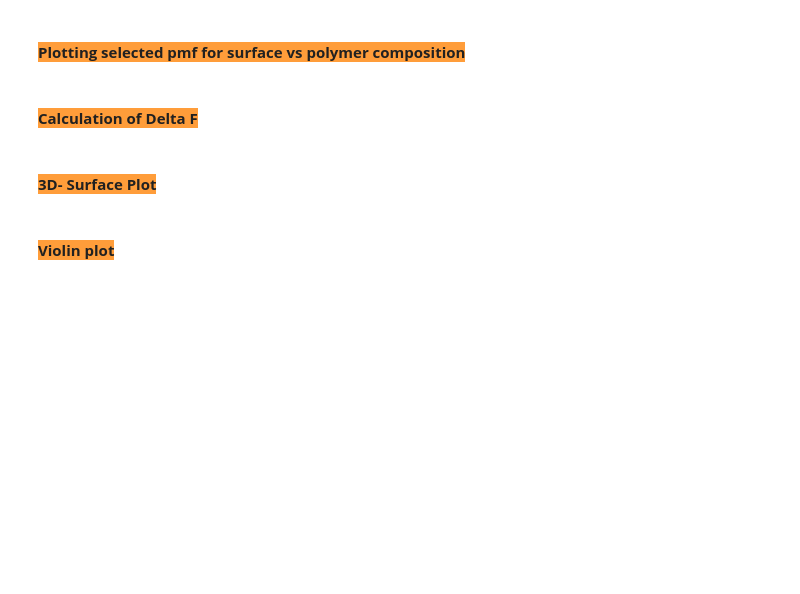
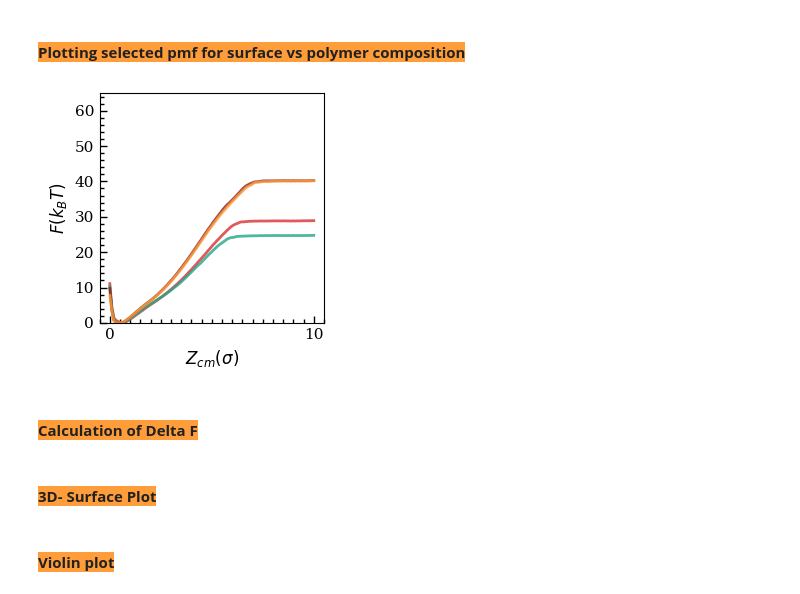
Before and after one commit to siba-p/ML_surfacepoly, a Jupyter notebook: models/ML_statistics.ipynb, the cells around one changed output. Drawn from its saved outputs; the diff is of its cells as text; code cells hidden in the pictures; blank space fills up the shorter version.

```diff
--- a/models/ML_statistics.ipynb
+++ b/models/ML_statistics.ipynb
@@ -465,39 +1026,41 @@ def plot_pmf(pmf_data, selected_surfaces, selected_polymers, x_data=None, colors
             polymer_ = round(polymer_idx/91,1)
             # label = rf'$S_{{{surf}}}, P_{{{polymer_}}}$'
             plt.plot(x_data, pmf_data[surface_idx, polymer_idx], color=colors[selected_surfaces.index(surface_idx)],
                      alpha=0.8, linewidth=2)
 
     plt.xlabel(r'$Z_{cm} (\sigma)$')
     plt.ylabel(r'$ F (k_{B}T)$')
     # handles, labels = plt.gca().get_legend_handles_labels()
     # by_label = dict(zip(labels, handles))
     # plt.legend(by_label.values(), by_label.keys(), loc="center left", fontsize=10, bbox_to_anchor=(1.05, 0.5),
                # ncol=2, framealpha=0)
     ax = plt.gca()
     # ax.xaxis.set_major_locator(ticker.MultipleLocator(2));ax.yaxis.set_major_locator(ticker.MultipleLocator(10))
     # ax.xaxis.set_minor_locator(ticker.MultipleLocator(0.5));ax.yaxis.set_minor_locator(ticker.MultipleLocator(2))
-    # ax.set_ylim(0,70)
+    ax.set_ylim(0,65)
     # ax.tick_params(axis='both', direction='in', length=10, width=1, colors='black', pad=8, which='major')
     # ax.tick_params(axis='both', direction='in', length=5, width=1, colors='black', pad=8, which='minor')
     # ax.spines['bottom'].set_linewidth(1); ax.spines['left'].set_linewidth(1)
     # ax.spines['top'].set_linewidth(1); ax.spines['right'].set_linewidth(1)
     # for label in ax.get_xticklabels() + ax.get_yticklabels():
     #     label.set_fontsize(12)
     #     label.set_fontweight('medium')
-    set_clean_style(ax,major_ticks_x=10,minor_ticks_x=0.5,major_ticks_y=10,minor_ticks_y=0.5,minor_tick=True)
+    set_clean_style(ax,major_ticks_x=10,minor_ticks_x=0.5,major_ticks_y=10,minor_ticks_y=2,minor_tick=True)
     plt.tight_layout()
 
     if save_path:
-        plt.savefig(save_path, dpi=600, bbox_inches='tight',transparent=True)
+        plt.savefig(save_path, dpi=400, bbox_inches='tight',transparent=True)
     else:
         plt.show()
 
 # for i in range(5,90,10):
 
-selected_surfaces = [5,15,35,65,85]
-selected_polymers = [85]
+selected_surfaces = [5,15,64,84]
+selected_polymers = [34]
 # plot_pmf(pmf_data, selected_surfaces, selected_polymers)
-# plot_pmf(pmf_data, selected_surfaces, selected_polymers, save_path=f"plots_siba/pmf_plots/pmf_surface_test.pdf")
+plot_pmf(pmf_data, selected_surfaces, selected_polymers, save_path=None)
+# %% [output]
+[figure, added]
 # %% [markdown]
 #### <span style="background-color:#ff9d3a">**Calculation of Delta F**</span>
 # %%
```
Also changed, not shown: parts of 13 cells of this notebook, 15 other files.
